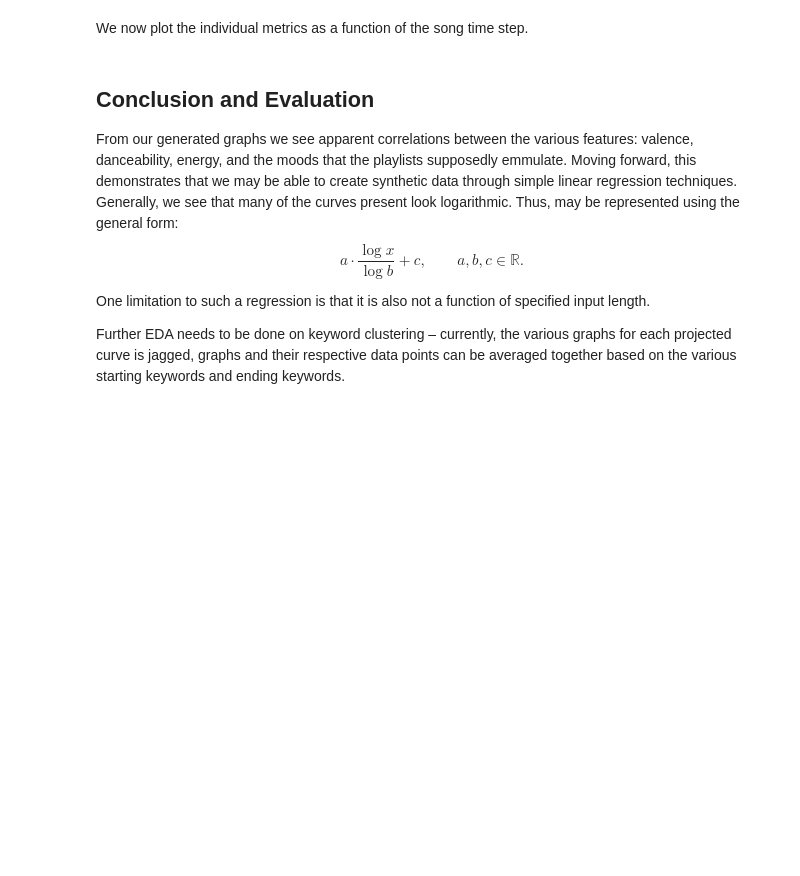
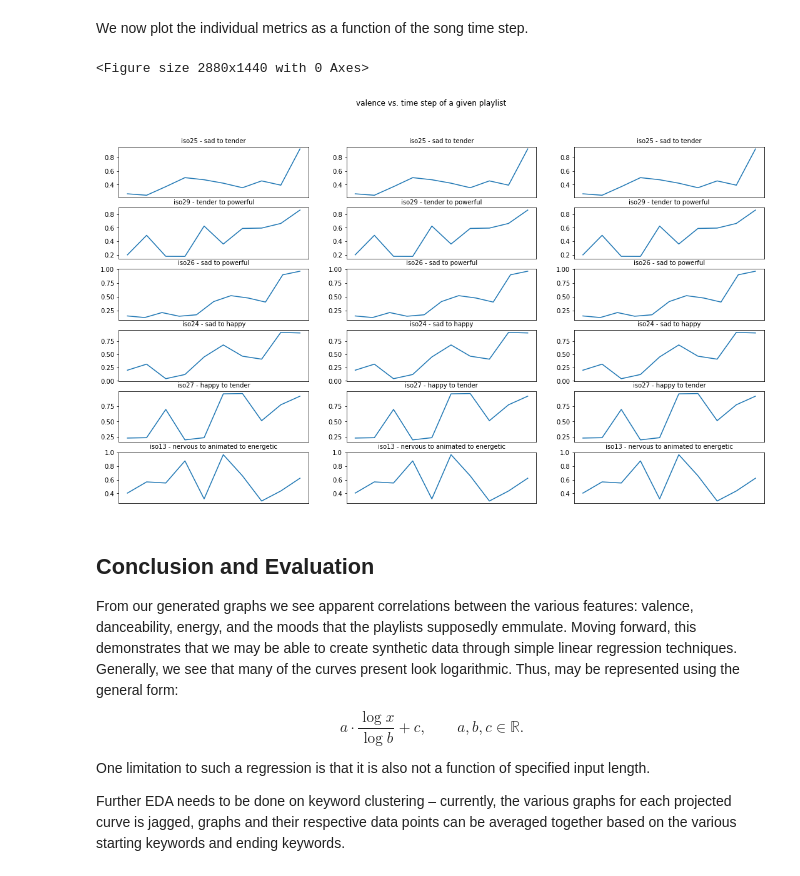
Before and after one commit to alansun17904/iso-based-playlist-generation, a Jupyter notebook: Music Playlist EDA.ipynb, the cells around one changed output. Cells and saved outputs as stored; diff of their text form; code cells hidden in the pictures; blank space fills up the shorter version.

```diff
--- a/Music Playlist EDA.ipynb
+++ b/Music Playlist EDA.ipynb
@@ -120,19 +117,25 @@ We now plot the individual metrics as a function of the song time step.
 def plot_attribute(attribute, features):
     plt.figure(figsize=(40, 20), constrained_layout=True)
     fig, ax = plt.subplots(6, 3)
-    fig.suptitle(f"danceability * energy * valence vs. time step of a given playlist")
+    fig.suptitle(f"{attribute} vs. time step of a given playlist")
     fig.set_size_inches(18.5, 10.5)
+    nonempty_keys = [v for v in features.keys() if features[v] != [None]]
     # plot valence
     ax_num = 1
     for i in range(6):
         for j in range(3):
             axis = ax[i][j]
-            feature = features[list(features.keys())[i]]
-            featvs_time = [v['danceability'] * v['energy'] * v['valence'] for v in feature]
+            feature = features[nonempty_keys[i]]
+            featvs_time = [v[attribute] for v in feature]
             axis.plot(featvs_time)
             axis.set_title(list(features.keys())[i], fontsize=10)
             axis.axes.get_xaxis().set_visible(False)
-    plt.savefig(f'aggregate.png')
+    plt.show()
+# %%
+plot_attribute('valence', features)
+# %% [output]
+<Figure size 2880x1440 with 0 Axes>
+[figure, added]
 # %% [markdown]
 ## Conclusion and Evaluation
 From our generated graphs we see apparent correlations between the various features: valence, danceability, energy, and the moods that the playlists supposedly emmulate. Moving forward, this demonstrates that we may be able to create synthetic data through simple linear regression techniques. Generally, we see that many of the curves present look logarithmic. Thus, may be represented using the general form:
```
Also changed, not shown: parts of 6 cells of this notebook, 3 other files.
